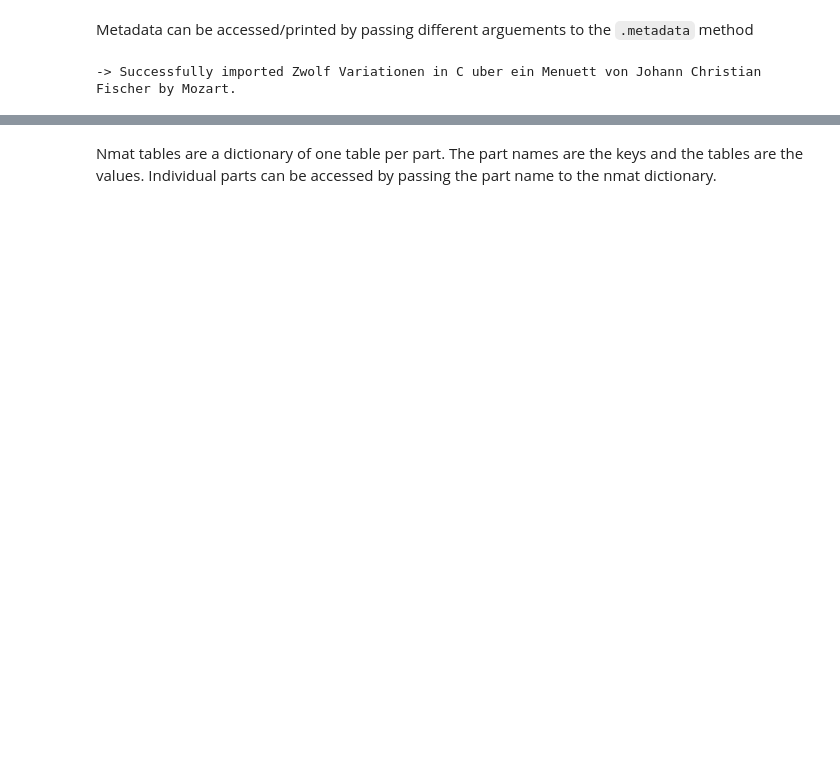
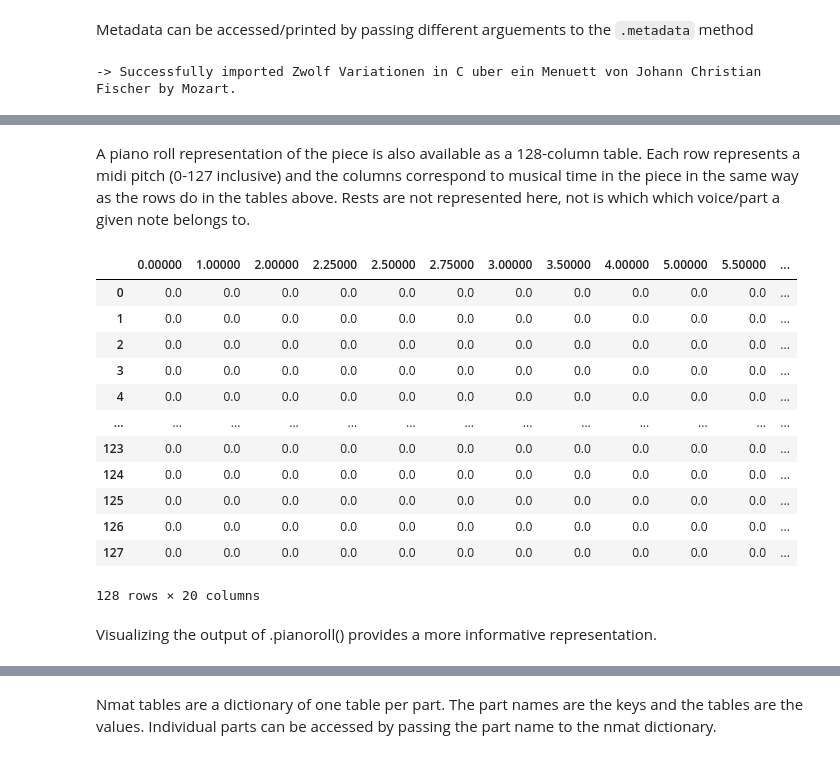
Before and after one commit to jcdevaney/pyAMPACTtutorials, a Jupyter notebook: 02-pyAMPACT_symbolic_Importing.ipynb, the cells around one changed output, grey strips where cells are left out. Drawn from its saved outputs; the diff is of its cells as text; code cells hidden in the pictures; blank space fills up the shorter version.

```diff
--- a/02-pyAMPACT_symbolic_Importing.ipynb
+++ b/02-pyAMPACT_symbolic_Importing.ipynb
@@ -40,0 +131,21 @@ print(f'-> Successfully imported {piece.metadata["title"]} by {piece.metadata["c
+# %% [markdown]
+A piano roll representation of the piece is also available as a 128-column table. Each row represents a midi pitch (0-127 inclusive) and the columns correspond to musical time in the piece in the same way as the rows do in the tables above. Rests are not represented here, not is which which voice/part a given note belongs to.
+# %%
+pianoRoll = piece.pianoRoll()
+pianoRoll
+# %% [output]
+|  | 0.00000 | 1.00000 | 2.00000 | 2.25000 | 2.50000 | 2.75000 | 3.00000 | 3.50000 | 4.00000 | 5.00000 | 5.50000 | ... |
+| 0 | 0.0 | 0.0 | 0.0 | 0.0 | 0.0 | 0.0 | 0.0 | 0.0 | 0.0 | 0.0 | 0.0 | ... |
+| 1 | 0.0 | 0.0 | 0.0 | 0.0 | 0.0 | 0.0 | 0.0 | 0.0 | 0.0 | 0.0 | 0.0 | ... |
+| 2 | 0.0 | 0.0 | 0.0 | 0.0 | 0.0 | 0.0 | 0.0 | 0.0 | 0.0 | 0.0 | 0.0 | ... |
+| 3 | 0.0 | 0.0 | 0.0 | 0.0 | 0.0 | 0.0 | 0.0 | 0.0 | 0.0 | 0.0 | 0.0 | ... |
+| 4 | 0.0 | 0.0 | 0.0 | 0.0 | 0.0 | 0.0 | 0.0 | 0.0 | 0.0 | 0.0 | 0.0 | ... |
+| ... | ... | ... | ... | ... | ... | ... | ... | ... | ... | ... | ... | ... |
+| 123 | 0.0 | 0.0 | 0.0 | 0.0 | 0.0 | 0.0 | 0.0 | 0.0 | 0.0 | 0.0 | 0.0 | ... |
+| 124 | 0.0 | 0.0 | 0.0 | 0.0 | 0.0 | 0.0 | 0.0 | 0.0 | 0.0 | 0.0 | 0.0 | ... |
+| 125 | 0.0 | 0.0 | 0.0 | 0.0 | 0.0 | 0.0 | 0.0 | 0.0 | 0.0 | 0.0 | 0.0 | ... |
+| 126 | 0.0 | 0.0 | 0.0 | 0.0 | 0.0 | 0.0 | 0.0 | 0.0 | 0.0 | 0.0 | 0.0 | ... |
+| 127 | 0.0 | 0.0 | 0.0 | 0.0 | 0.0 | 0.0 | 0.0 | 0.0 | 0.0 | 0.0 | 0.0 | ... |
+128 rows × 20 columns
+# %% [markdown]
+Visualizing the output of .pianoroll() provides a more informative representation.
```
Also changed, not shown: parts of 30 cells of this notebook.
